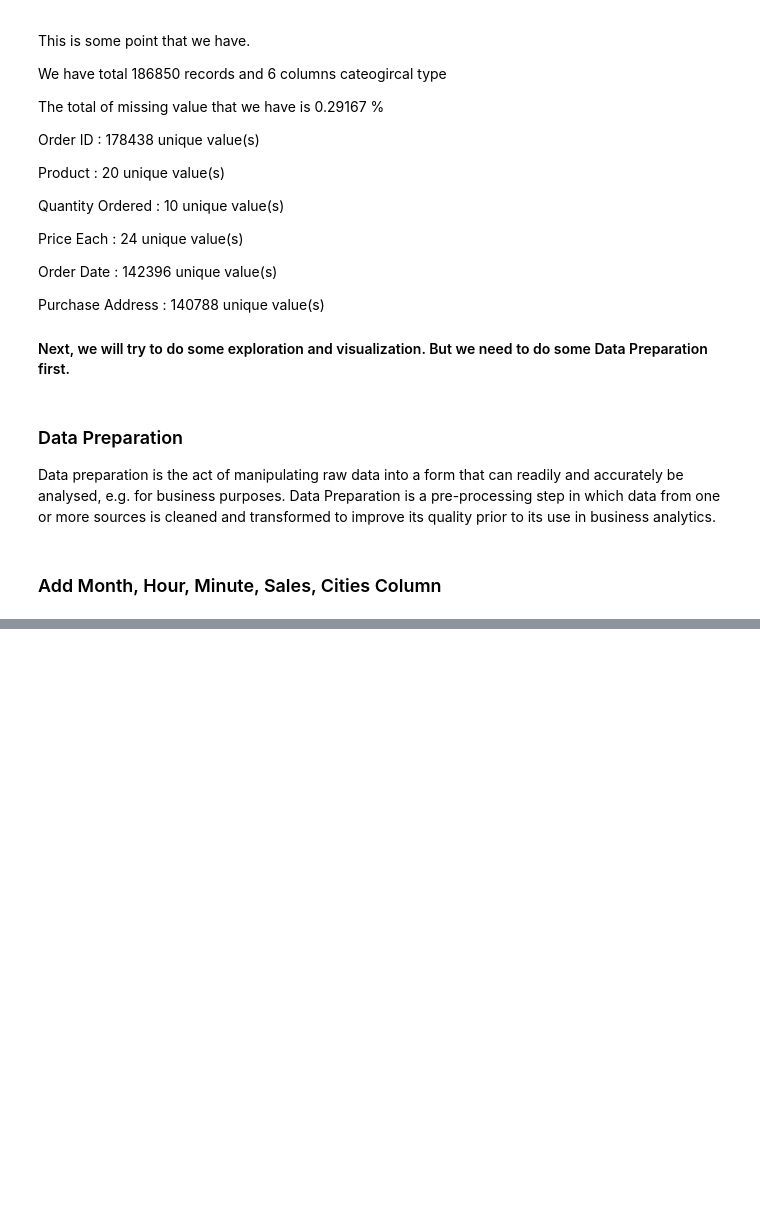
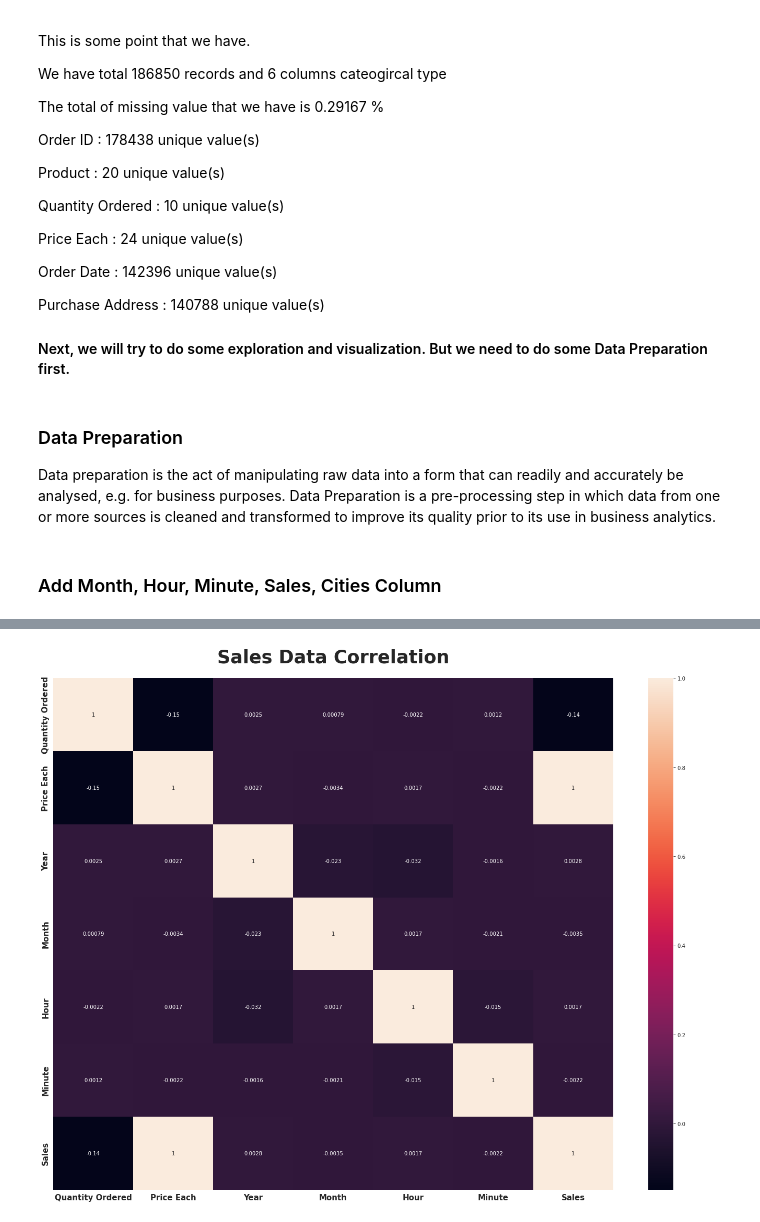
Before and after one commit to masete/Sales-Data-Deep-Analysis, a Jupyter notebook: deep_analysis.ipynb, the cells around one changed output, grey strips where cells are left out. Saved outputs shown, nothing was run; the diff lists cells and outputs as text; code cells hidden in the pictures; blank space fills up the shorter version.

Commit message:
sales data correlation with other columns

```diff
--- a/deep_analysis.ipynb
+++ b/deep_analysis.ipynb
@@ -296,0 +297,10 @@ and visualization methods for looking some patterns.
+# %%
+sns.set_style("whitegrid") # set the seaborn style
+# let's make a correlation matrix for `cop_data`
+plt.figure(figsize=(24, 18)) # figure the size
+sns.heatmap(sales_data.corr(), annot=True) # create a heatmap
+plt.title("Sales Data Correlation", weight="bold", fontsize=35, pad=30) # title
+plt.xticks(weight="bold", fontsize=15) # x-ticks
+plt.yticks(weight="bold", fontsize=15); # y-ticks
+# %% [output]
+[figure, added]
```
Also changed, not shown: parts of 2 cells of this notebook.
